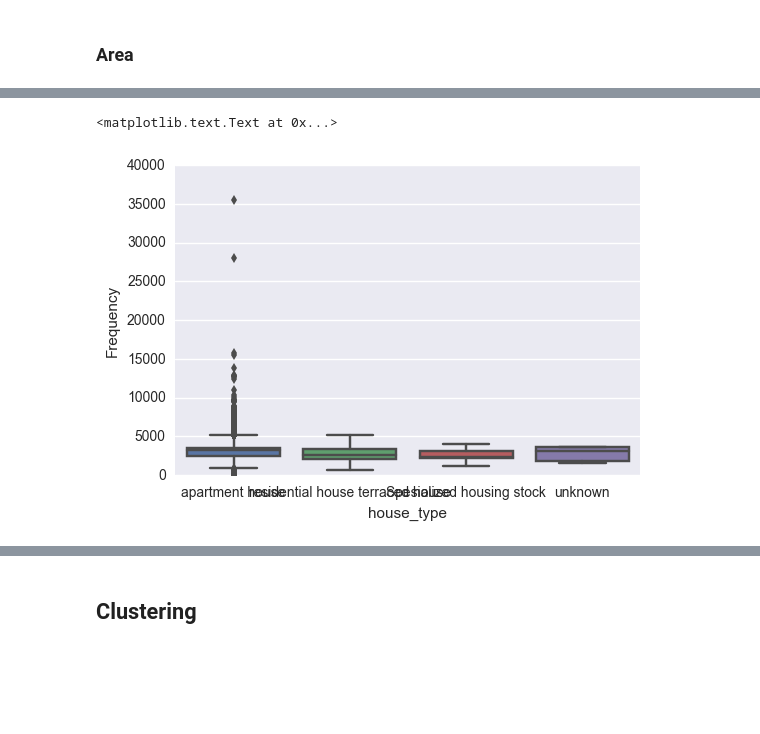
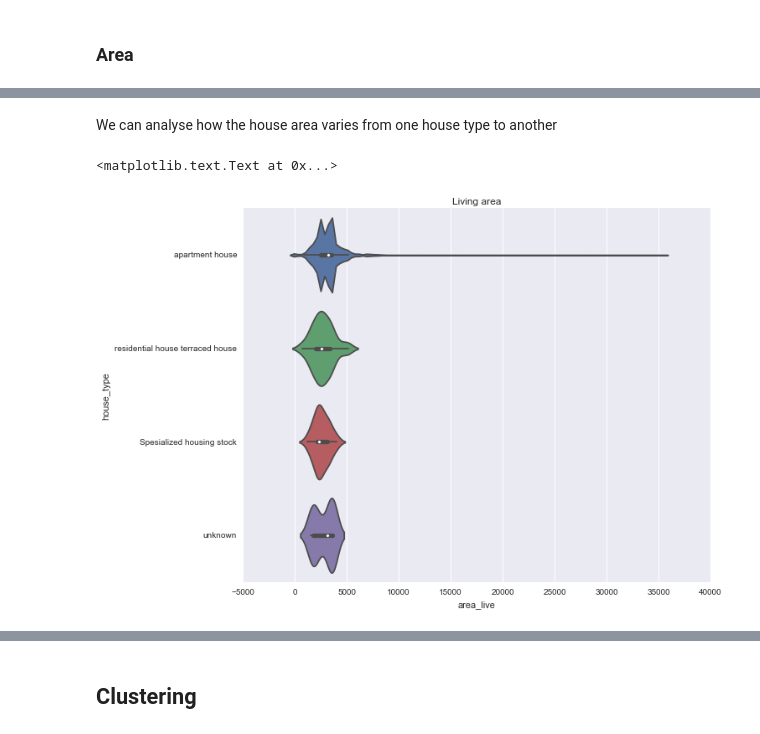
Before and after one commit to Casyfill/AUD_Metropolitan_Data, a Jupyter notebook: Data dive/Data Dive Khrushchevki overview.ipynb, the cells around one changed output, grey strips where cells are left out. Cells and saved outputs as stored; diff of their text form; code cells hidden in the pictures; blank space fills up the shorter version.

```diff
--- a/Data dive/Data Dive Khrushchevki overview.ipynb
+++ b/Data dive/Data Dive Khrushchevki overview.ipynb
@@ -181,6 +215,9 @@ plt.ylabel('Frequency')
-# %%
-sns.boxplot(x='house_type',y='area_live', data=buildings)
-plt.ylabel('Frequency')
-# %% [output]
-<matplotlib.text.Text at 0x...>
-[figure, removed]
+# %% [markdown]
+We can analyse how the house area varies from one house type to another
+# %%
+fig, ax = plt.subplots(figsize=(10,8))
+sns.violinplot(x='area_live',y='house_type', data=buildings,ax=ax,scale='width');
+ax.set_title('Living area')
+# %% [output]
+<matplotlib.text.Text at 0x...>
+[figure, added]
```
Also changed, not shown: parts of 75 cells of this notebook, 18 other files.
